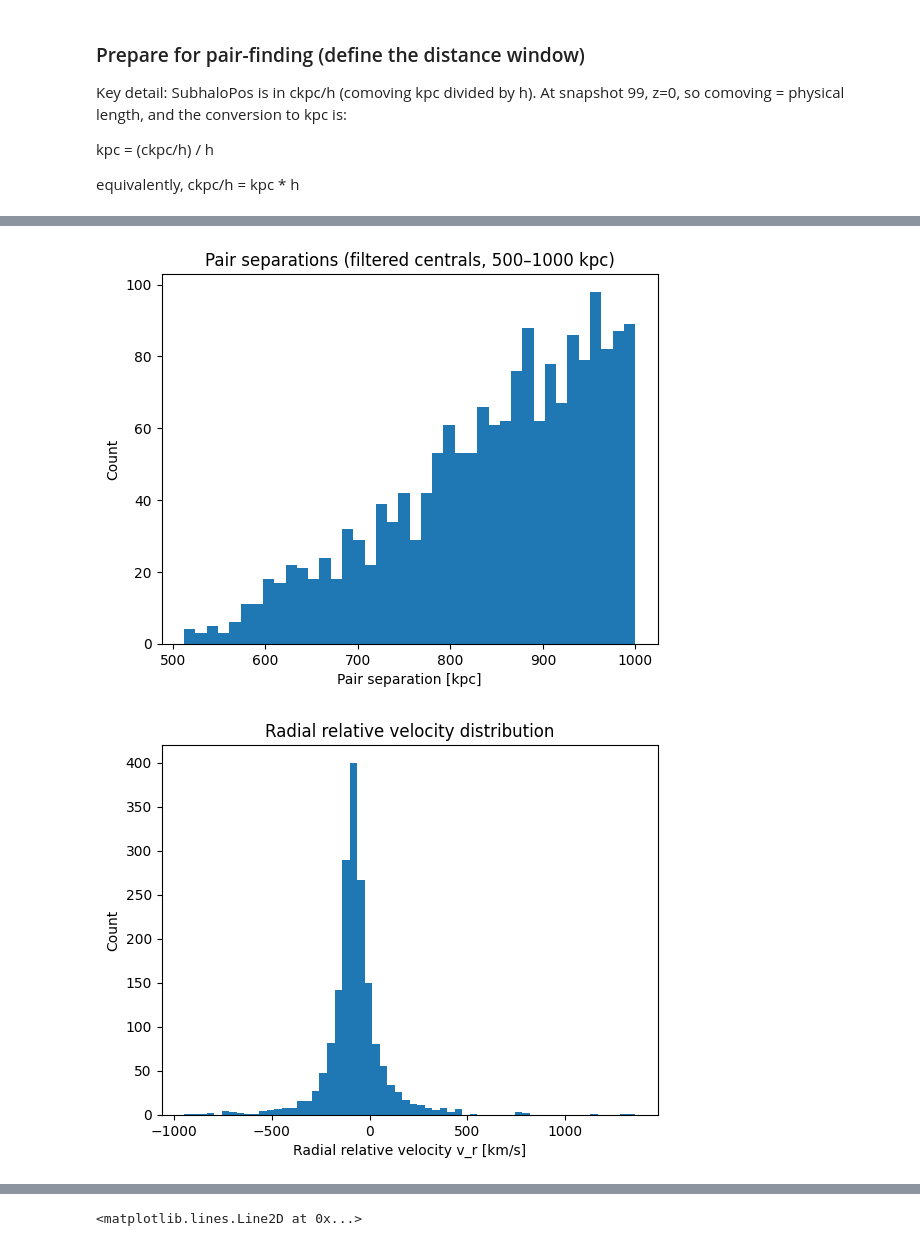
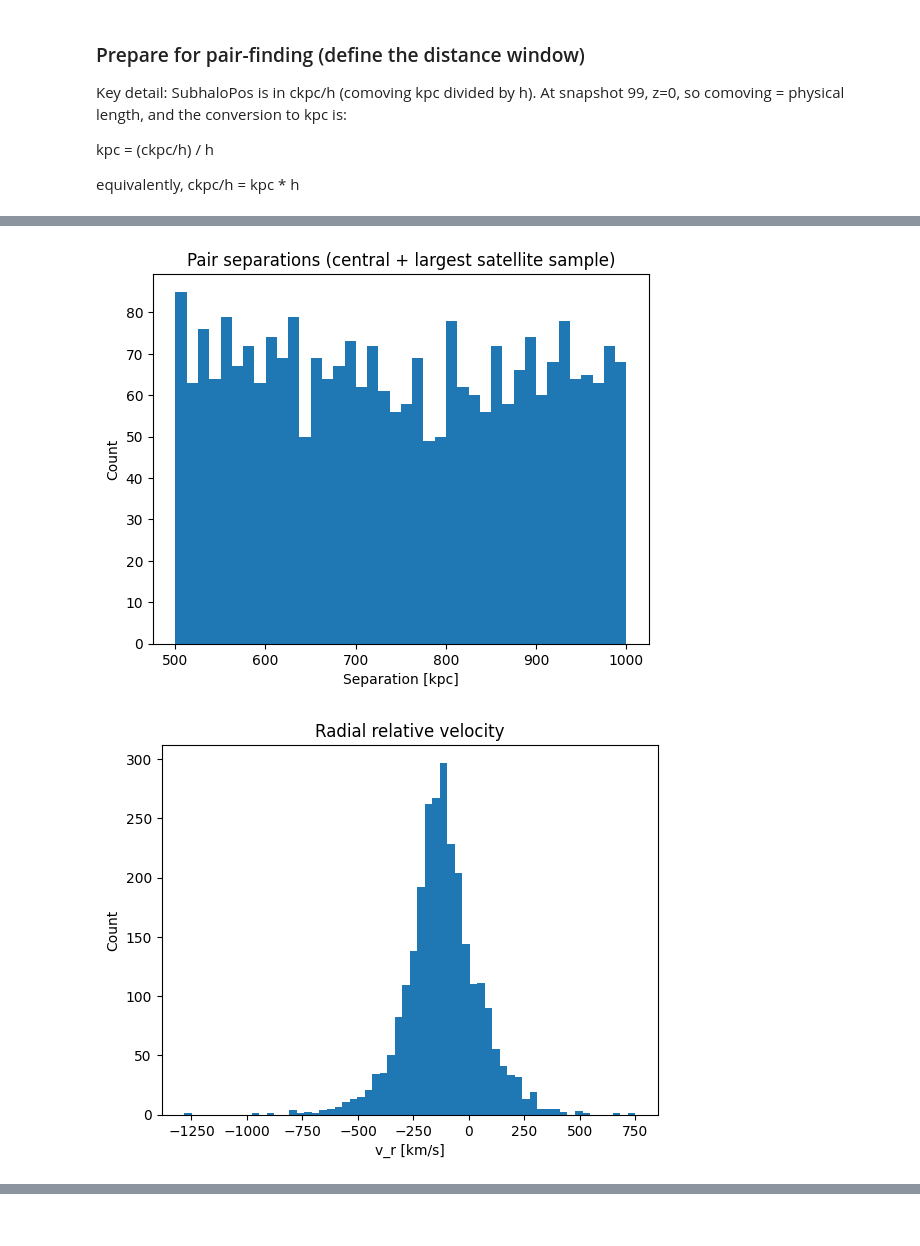
Before and after one commit to topesonen/dsp-cosmology, a Jupyter notebook: notebooks/explore.ipynb, the cells around one changed output, grey strips where cells are left out. Saved outputs shown, nothing was run; the diff lists cells and outputs as text; code cells hidden in the pictures.

Commit message:
new central + satellite logic

```diff
--- a/notebooks/explore.ipynb
+++ b/notebooks/explore.ipynb
@@ -256,38 +246,26 @@ v_t stats [km/s]: min/median/max = 1.4286412 107.331726 1626.0802
 # %%
-import numpy as np
 import matplotlib.pyplot as plt
 
-# 1) Separation histogram (should be roughly uniform-ish inside the hard window)
 plt.figure()
 plt.hist(dist_kpc, bins=40)
-plt.xlabel("Pair separation [kpc]")
+plt.xlabel("Separation [kpc]")
 plt.ylabel("Count")
-plt.title("Pair separations (filtered centrals, 500–1000 kpc)")
+plt.title("Pair separations (central + largest satellite sample)")
 plt.show()
 
-# 2) Radial velocity histogram
 plt.figure()
 plt.hist(v_r, bins=60)
-plt.xlabel("Radial relative velocity v_r [km/s]")
+plt.xlabel("v_r [km/s]")
 plt.ylabel("Count")
-plt.title("Radial relative velocity distribution")
+plt.title("Radial relative velocity")
 plt.show()
 
-# 3) Tangential velocity histogram
 plt.figure()
 plt.hist(v_t, bins=60)
-plt.xlabel("Tangential relative velocity v_t [km/s]")
+plt.xlabel("v_t [km/s]")
 plt.ylabel("Count")
-plt.title("Tangential relative velocity distribution")
+plt.title("Tangential relative velocity")
 plt.show()
-
-# 4) Separation vs v_r scatter
-plt.figure()
-plt.plot(dist_kpc, v_r, ".", markersize=3)
-plt.xlabel("Separation [kpc]")
-plt.ylabel("v_r [km/s]")
-plt.title("Separation vs radial velocity")
-plt.axhline(0.0)  # r
 # %% [output]
-[figure, old version]
+[figure, new version]
-[figure, old version]
+[figure, new version]
@@ -295 +272,0 @@ plt.axhline(0.0)  # r
-<matplotlib.lines.Line2D at 0x...>
```
Also changed, not shown: parts of 9 cells of this notebook.
